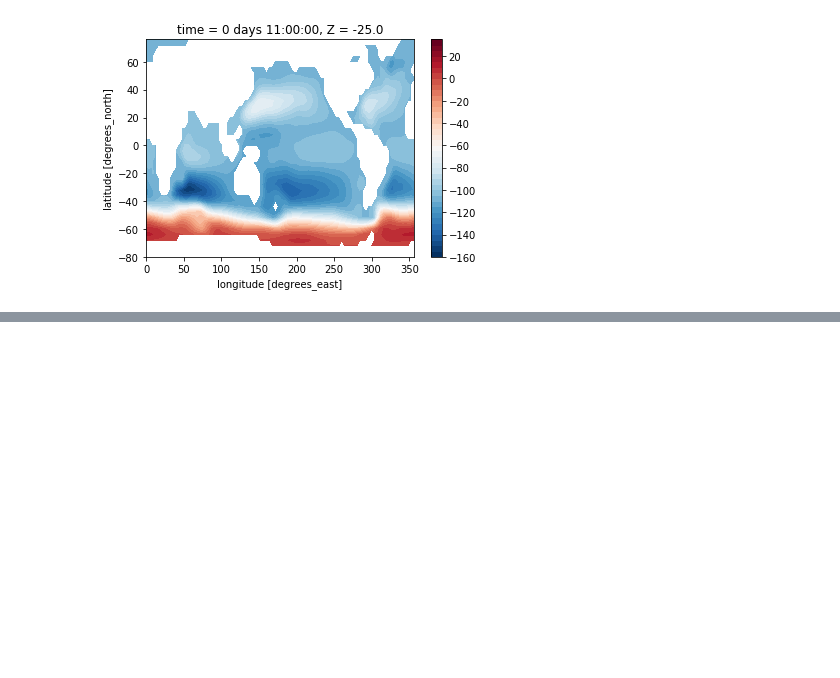
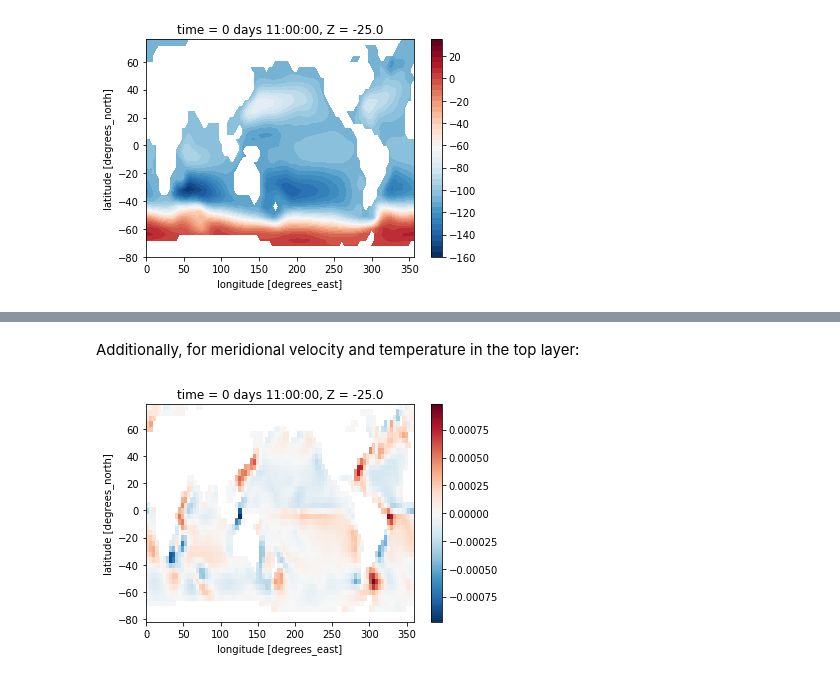
Before and after one commit to xgcm/xgcm, a Jupyter notebook: doc/grid_metrics.ipynb, the cells around one changed output, grey strips where cells are left out. Saved outputs shown, nothing was run; the diff lists cells and outputs as text; code cells hidden in the pictures; blank space fills up the shorter version.

```diff
--- a/doc/grid_metrics.ipynb
+++ b/doc/grid_metrics.ipynb
@@ -165,0 +206,6 @@ maskZ = grid.interp(ds.hFacS, 'X').isel(Z=0)
+# %% [markdown]
+Additionally, for meridional velocity and temperature in the top layer:
+# %%
+grid.derivative(vvel_l,'Z').isel(Z=0).plot();
+# %% [output]
+[figure, added]
```
Also changed, not shown: parts of 18 cells of this notebook.
